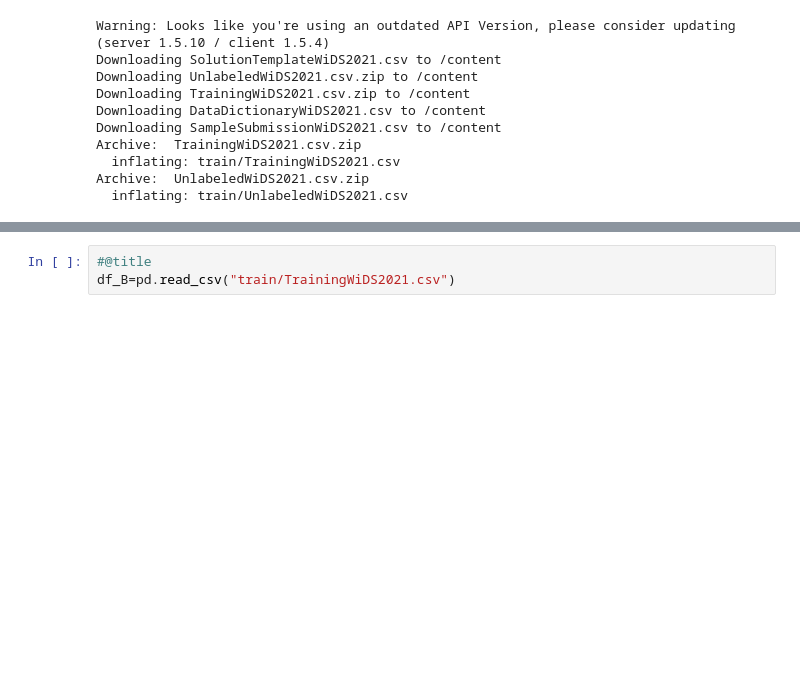
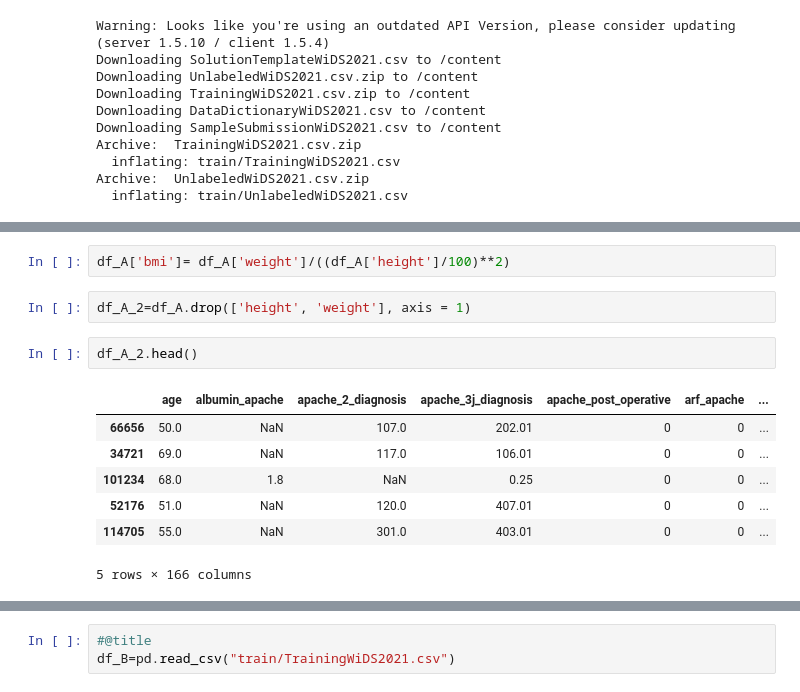
Before and after one commit to K-Hebel/WiDS_Chi, a Jupyter notebook: Model_WiDS.ipynb, the cells around one changed output, grey strips where cells are left out. Saved outputs shown, nothing was run; the diff lists cells and outputs as text; blank space fills up the shorter version.

```diff
--- a/Model_WiDS.ipynb
+++ b/Model_WiDS.ipynb
@@ -135,0 +112,14 @@ Archive:  UnlabeledWiDS2021.csv.zip
+# %%
+df_A['bmi']= df_A['weight']/((df_A['height']/100)**2)
+# %%
+df_A_2=df_A.drop(['height', 'weight'], axis = 1)
+# %%
+df_A_2.head()
+# %% [output]
+|  | age | albumin_apache | apache_2_diagnosis | apache_3j_diagnosis | apache_post_operative | arf_apache | ... |
+| 66656 | 50.0 | NaN | 107.0 | 202.01 | 0 | 0 | ... |
+| 34721 | 69.0 | NaN | 117.0 | 106.01 | 0 | 0 | ... |
+| 101234 | 68.0 | 1.8 | NaN | 0.25 | 0 | 0 | ... |
+| 52176 | 51.0 | NaN | 120.0 | 407.01 | 0 | 0 | ... |
+| 114705 | 55.0 | NaN | 301.0 | 403.01 | 0 | 0 | ... |
+5 rows × 166 columns
```
Also changed, not shown: parts of 51 cells of this notebook.
